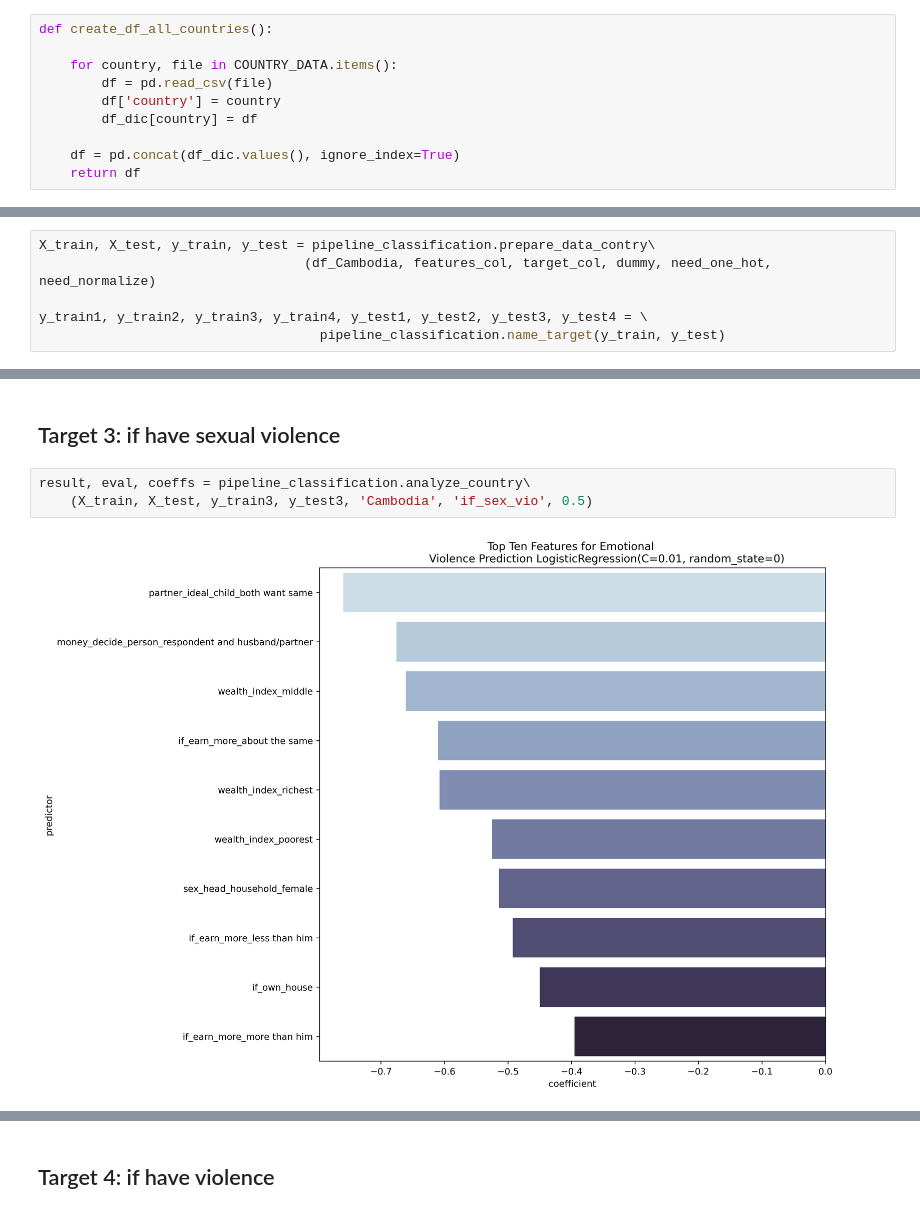
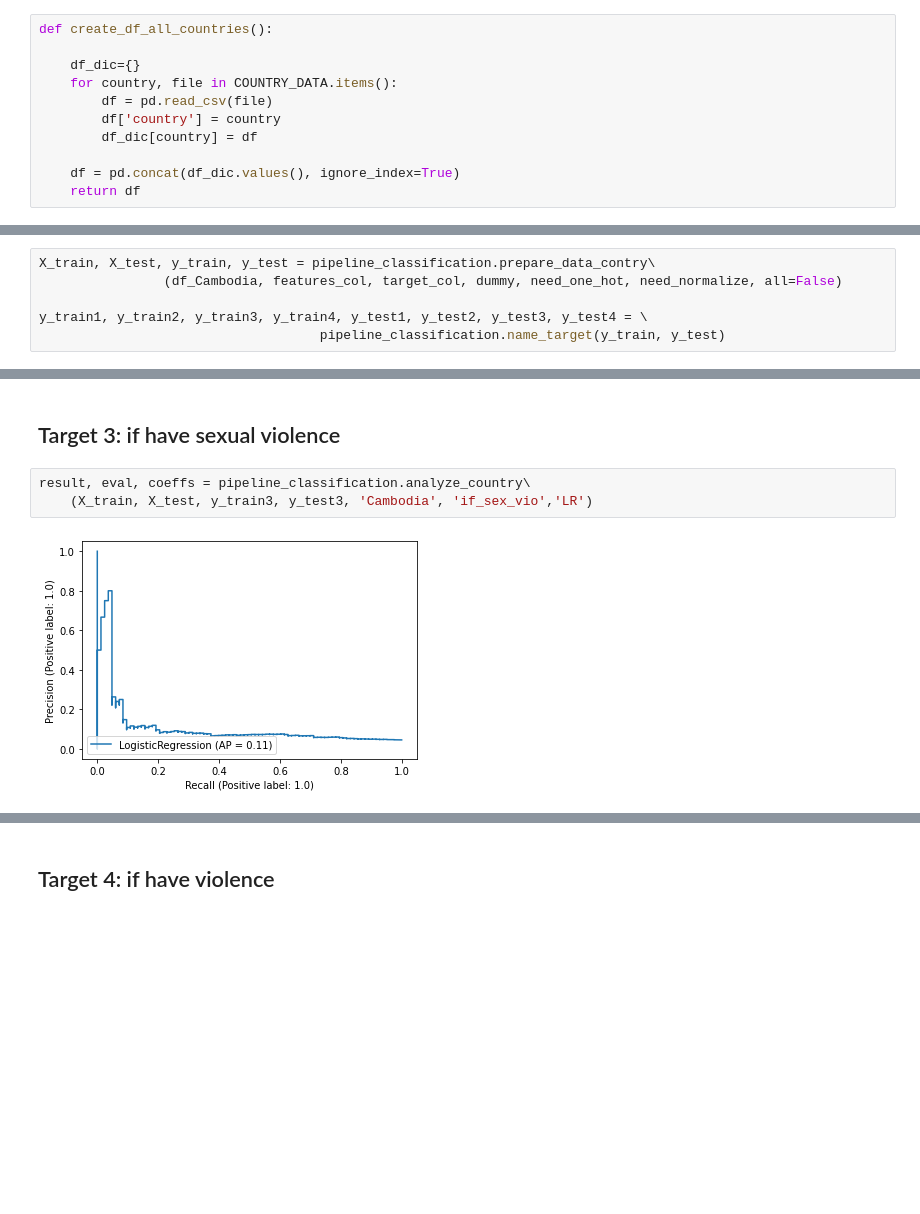
Before and after one commit to keiraou/ML-final-project, a Jupyter notebook: classification_ensembles_analysis.ipynb, the cells around one changed output, grey strips where cells are left out. Drawn from its saved outputs; the diff is of its cells as text; blank space fills up the shorter version.

```diff
--- a/classification_ensembles_analysis.ipynb
+++ b/classification_ensembles_analysis.ipynb
@@ -43,6 +45,7 @@ def create_df_each_country():
 # %%
 def create_df_all_countries():
 
+    df_dic={}
     for country, file in COUNTRY_DATA.items():
         df = pd.read_csv(file)
         df['country'] = country
@@ -379,7 +384,7 @@ pipeline_classification.plot_top10_attributes(coeffs, best_model)
 # Analyze Cambodia
 # %%
 X_train, X_test, y_train, y_test = pipeline_classification.prepare_data_contry\
-                                  (df_Cambodia, features_col, target_col, dummy, need_one_hot, need_normalize)
+                (df_Cambodia, features_col, target_col, dummy, need_one_hot, need_normalize, all=False)
 
 y_train1, y_train2, y_train3, y_train4, y_test1, y_test2, y_test3, y_test4 = \
                                     pipeline_classification.name_target(y_train, y_test)
@@ -465,6 +469,6 @@ coeffs[:10]
 ## Target 3: if have sexual violence
 # %%
 result, eval, coeffs = pipeline_classification.analyze_country\
-    (X_train, X_test, y_train3, y_test3, 'Cambodia', 'if_sex_vio', 0.5)
+    (X_train, X_test, y_train3, y_test3, 'Cambodia', 'if_sex_vio','LR')
 # %% [output]
-[figure, old version]
+[figure, new version]
```
Also changed, not shown: parts of 38 cells of this notebook, 3 other files.
